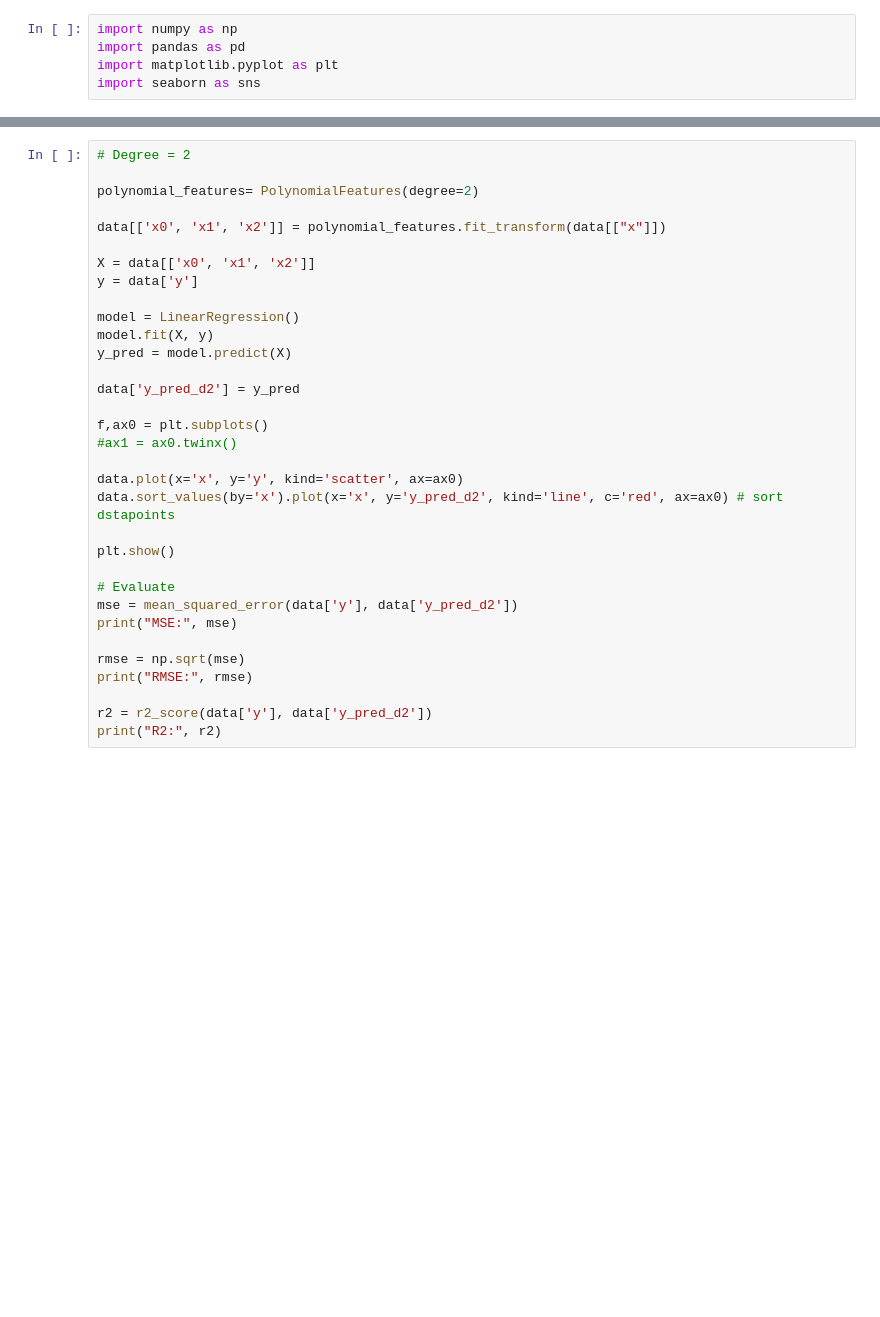
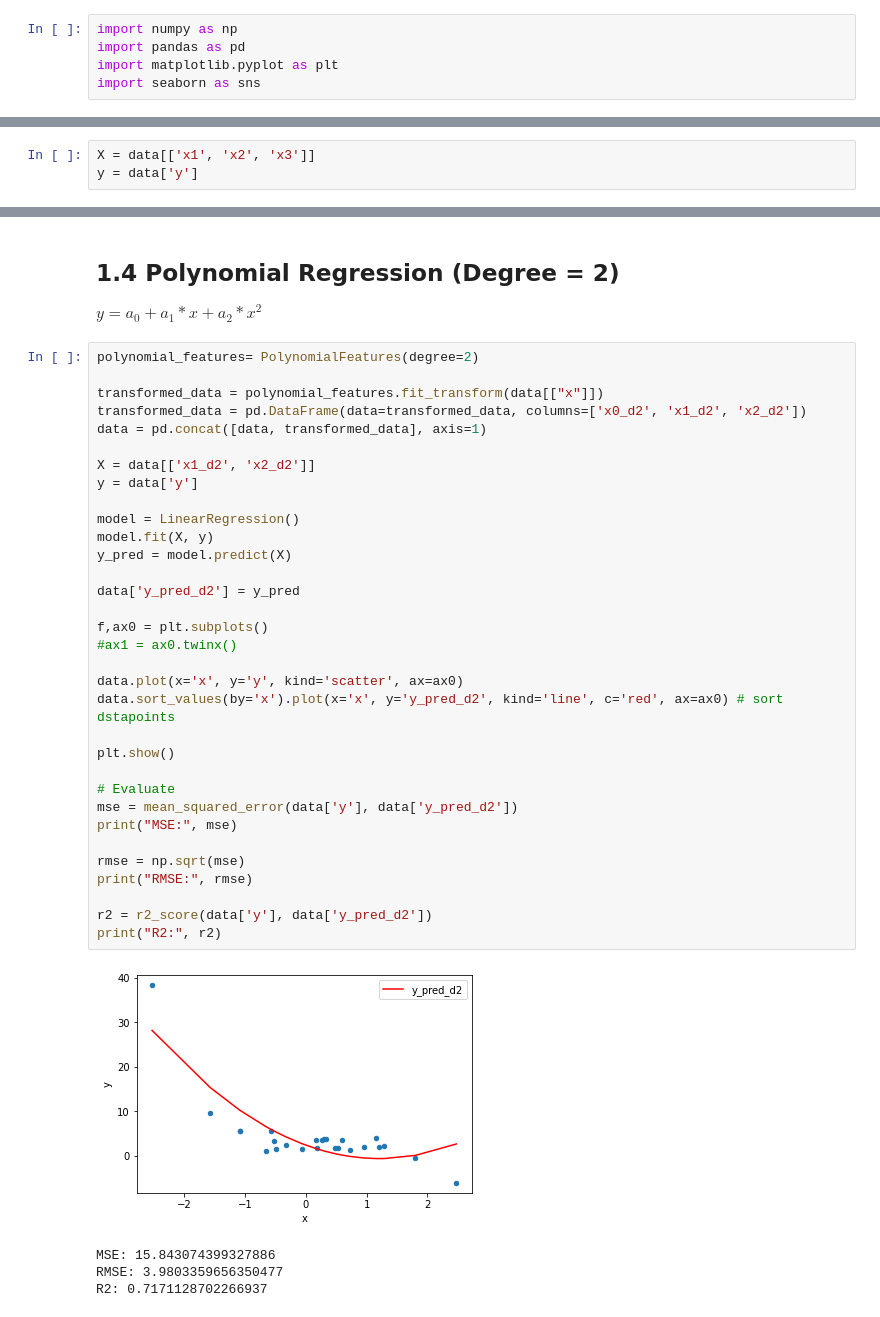
Before and after one commit to SumuduTennakoon/MachineLearningFoundations, a Jupyter notebook: LectureNotebooks/09_SupervisedMachineLearning_Regression.ipynb, the cells around one changed output, grey strips where cells are left out. Cells and saved outputs as stored; diff of their text form; blank space fills up the shorter version.

```diff
--- a/LectureNotebooks/09_SupervisedMachineLearning_Regression.ipynb
+++ b/LectureNotebooks/09_SupervisedMachineLearning_Regression.ipynb
@@ -65,0 +180,3 @@ data[['x', 'x0', 'x1', 'x2', 'x3', 'y']].head()
+# %%
+X = data[['x1', 'x2', 'x3']]
+y = data['y']
@@ -105,33 +243,41 @@ print("R2:", r2)
+# %% [markdown]
+## 1.4 Polynomial Regression (Degree = 2)
+$ y = a_0 + a_1*x + a_2*x^2$
 # %%
-# Degree = 2
-
 polynomial_features= PolynomialFeatures(degree=2)
 
-data[['x0', 'x1', 'x2']] = polynomial_features.fit_transform(data[["x"]])
+transformed_data = polynomial_features.fit_transform(data[["x"]])
+transformed_data = pd.DataFrame(data=transformed_data, columns=['x0_d2', 'x1_d2', 'x2_d2'])
+data = pd.concat([data, transformed_data], axis=1)
 
-X = data[['x0', 'x1', 'x2']]
+X = data[['x1_d2', 'x2_d2']]
 y = data['y']
 
 model = LinearRegression()
 model.fit(X, y)
 y_pred = model.predict(X)
 
 data['y_pred_d2'] = y_pred
 
 f,ax0 = plt.subplots()
 #ax1 = ax0.twinx()
 
 data.plot(x='x', y='y', kind='scatter', ax=ax0)
 data.sort_values(by='x').plot(x='x', y='y_pred_d2', kind='line', c='red', ax=ax0) # sort dstapoints
 
 plt.show()
 
 # Evaluate
 mse = mean_squared_error(data['y'], data['y_pred_d2'])
 print("MSE:", mse)
 
 rmse = np.sqrt(mse)
 print("RMSE:", rmse)
 
 r2 = r2_score(data['y'], data['y_pred_d2'])
 print("R2:", r2)
+# %% [output]
+[figure, added]
+MSE: 15.843074399327886
+RMSE: 3.9803359656350477
+R2: 0.7171128702266937
```
Also changed, not shown: parts of 166 cells of this notebook, 9 other files.
